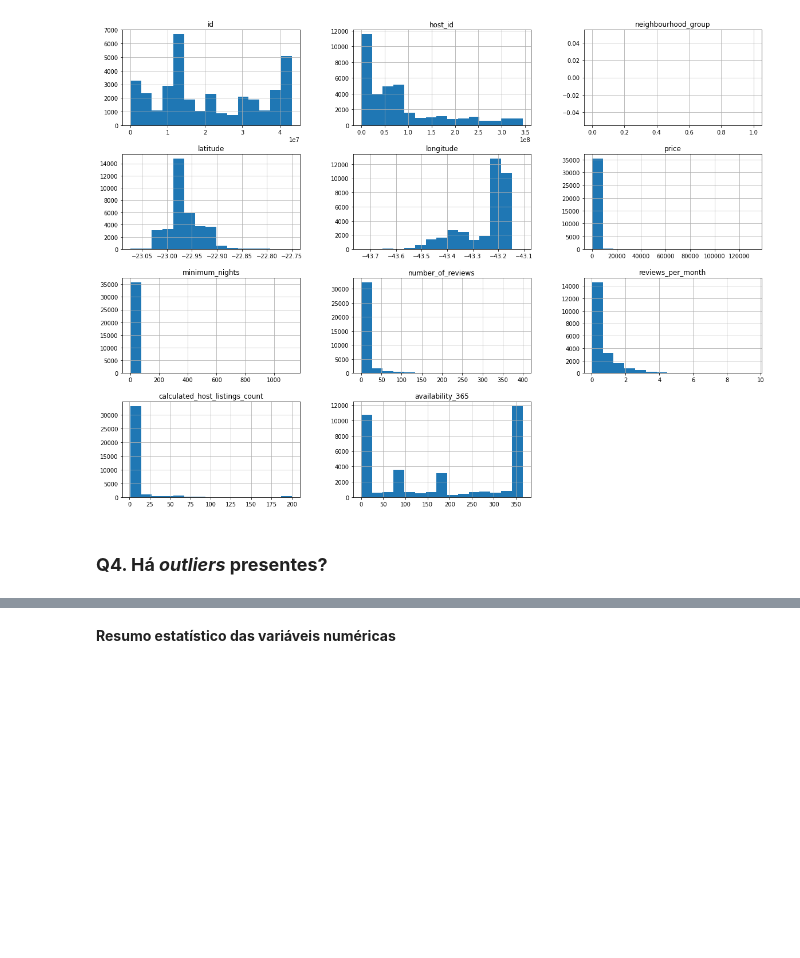
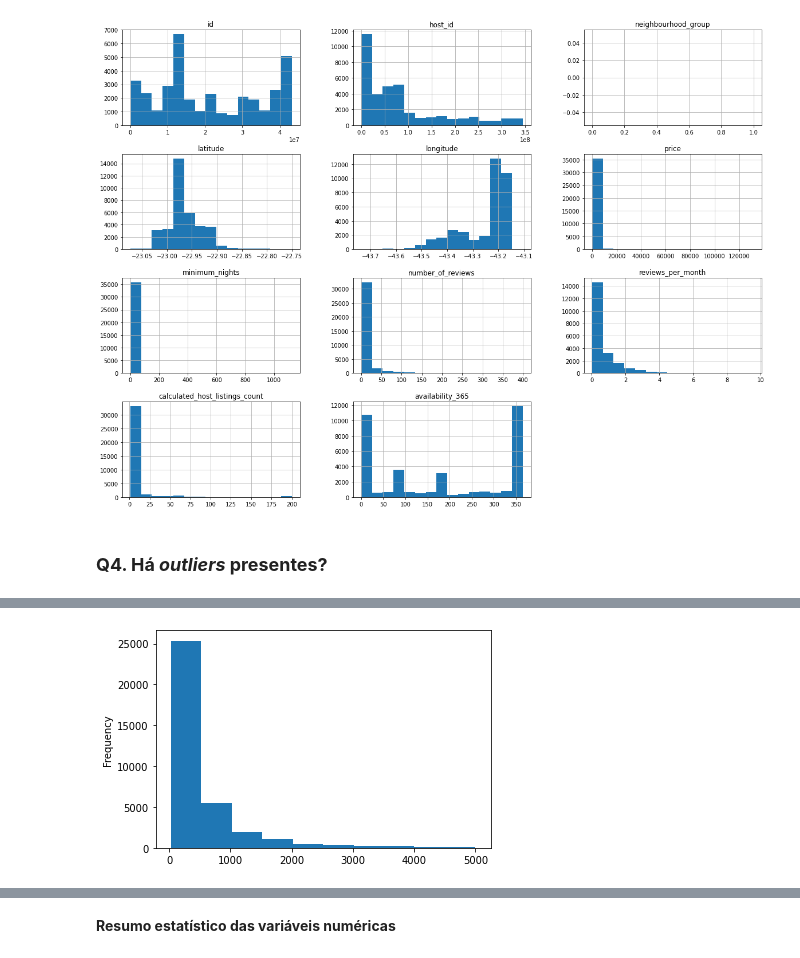
Before and after one commit to amadords/Projetos-Publicos, a Jupyter notebook: Análise_de_Dados_(Airbnb_Rio_de_Janeiro).ipynb, the cells around one changed output, grey strips where cells are left out. Cells and saved outputs as stored; diff of their text form; code cells hidden in the pictures; blank space fills up the shorter version.

```diff
--- a/Análise_de_Dados_(Airbnb_Rio_de_Janeiro).ipynb
+++ b/Análise_de_Dados_(Airbnb_Rio_de_Janeiro).ipynb
@@ -171,0 +185,4 @@ Para confirmar o que está sendo dito, há duas maneiras rápidas e simples que
+# %%
+df['price'][(df.price > 0) & (df.price < 5000)].plot(kind ='hist');
+# %% [output]
+[figure, added]
```
Also changed, not shown: parts of 10 cells of this notebook.
